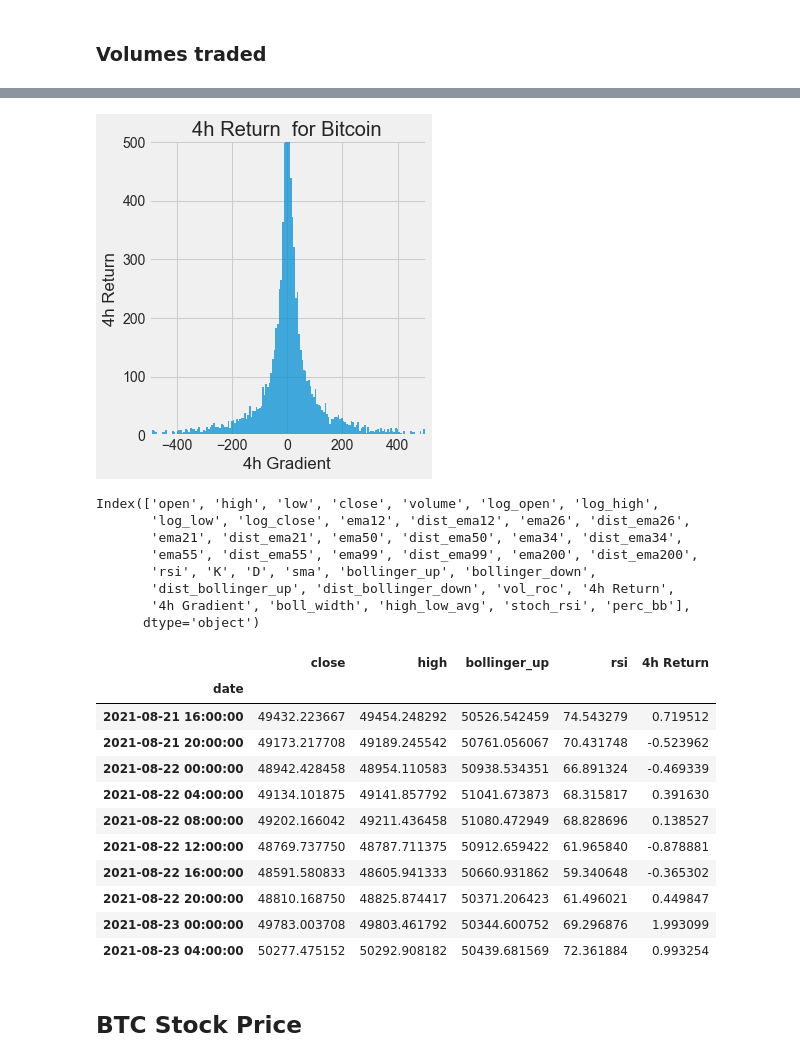
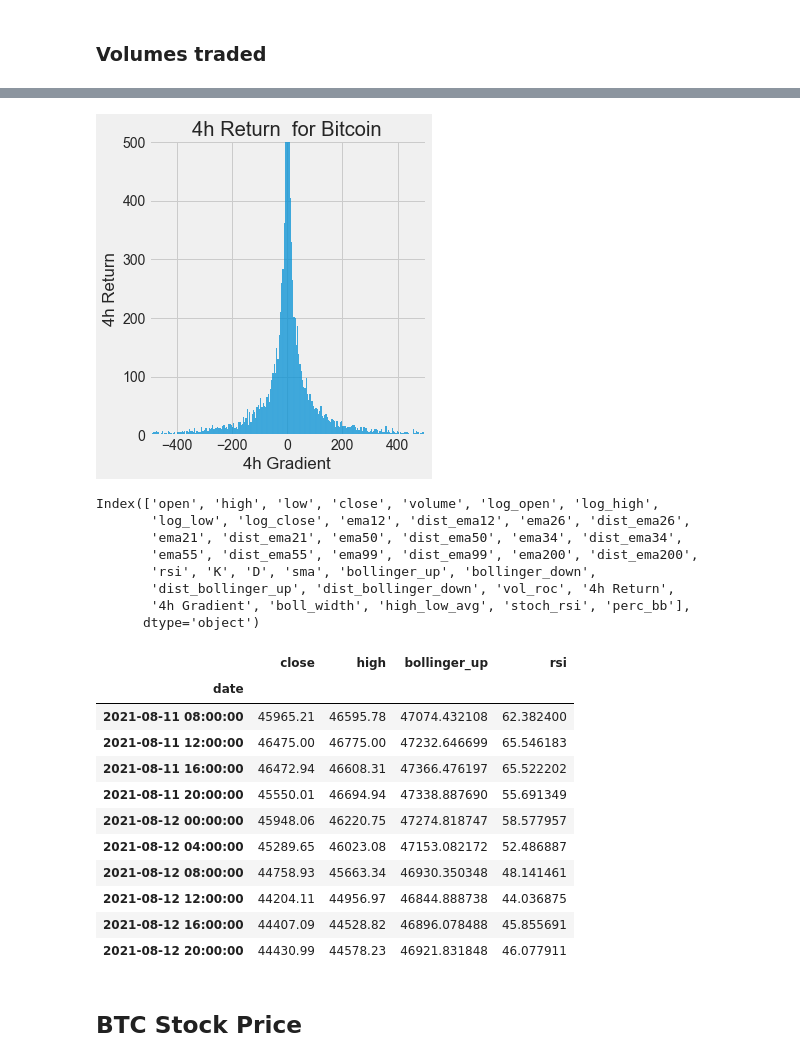
Before and after one commit to timjab92/cryptotrading-indicator, a Jupyter notebook: notebooks/BTC_pred(Ivan)_Frieda.ipynb, the cells around one changed output, grey strips where cells are left out. Cells and saved outputs as stored; diff of their text form; code cells hidden in the pictures.

```diff
--- a/notebooks/BTC_pred(Ivan)_Frieda.ipynb
+++ b/notebooks/BTC_pred(Ivan)_Frieda.ipynb
@@ -26,9 +26,9 @@ WINDOW_SIZE = 18
 #HORIZON = 6
 SELECTED_FEATURES = ['close']
 # %%
-url = 'https://raw.githubusercontent.com/timjab92/cryptotradingindicator/master/data/BTCUSD_4hours.csv'
+# url = 'https://raw.githubusercontent.com/timjab92/cryptotradingindicator/master/data/BTC4h.csv'
 
-data = pd.read_csv(url)
+# data = pd.read_csv(url)
 # Dataset is now stored in a Pandas Dataframe
 # %%
 def feature_engineer(data):
@@ -128,11 +128,11 @@ def get_train_data():
     Returns the raw training dataset for the price of bitcoin since 31.12.2011.
     The index is set to the date.
     """
-    url = 'https://raw.githubusercontent.com/timjab92/cryptotradingindicator/master/data/BTCUSD_4hours.csv'
+    url = 'https://raw.githubusercontent.com/timjab92/cryptotradingindicator/master/data/BTC4h.csv'
     data = pd.read_csv(url)
 
     data['date'] = pd.to_datetime(data.date)
-    data_train = data.drop(columns="Unnamed: 0").set_index("date")
+    data_train = data.set_index("date")
     return data_train
 
 
@@ -201,7 +201,7 @@ def get_xgecko(length=60, horizon=1):
 data = feature_engineer(get_train_data())
 # %%
 data.dropna(inplace=True)
-data = data[10000:]
+data = data
 # %%
 data
 # %% [output]
@@ -293,7 +293,7 @@ plt.xlim([-500,500])
 plt.ylim([0,500])
 plt.title(f"4h Return  for Bitcoin");
 # %% [output]
-[figure, old version]
+[figure, new version]
 # %%
 data.columns
 # %% [output]
@@ -306,24 +306,24 @@ Index(['open', 'high', 'low', 'close', 'volume', 'log_open', 'log_high',
        '4h Gradient', 'boll_width', 'high_low_avg', 'stoch_rsi', 'perc_bb'],
       dtype='object')
 # %%
-selected_features = ['close','high','bollinger_up','rsi','4h Return']
+selected_features = ['close','high','bollinger_up','rsi']
 #selected_features= ['close','rsi','ema34','bollinger_up','4h Return']
 #selected_features=['close','rsi','ema20','ema50','bollinger_up','4h Return']
 selected_data = data[selected_features]
 selected_data.tail(10)
 # %% [output]
-|  | close | high | bollinger_up | rsi | 4h Return |
-| date |  |  |  |  |  |
-| 2021-08-21 16:00:00 | 49432.223667 | 49454.248292 | 50526.542459 | 74.543279 | 0.719512 |
-| 2021-08-21 20:00:00 | 49173.217708 | 49189.245542 | 50761.056067 | 70.431748 | -0.523962 |
-| 2021-08-22 00:00:00 | 48942.428458 | 48954.110583 | 50938.534351 | 66.891324 | -0.469339 |
-| 2021-08-22 04:00:00 | 49134.101875 | 49141.857792 | 51041.673873 | 68.315817 | 0.391630 |
-| 2021-08-22 08:00:00 | 49202.166042 | 49211.436458 | 51080.472949 | 68.828696 | 0.138527 |
-| 2021-08-22 12:00:00 | 48769.737750 | 48787.711375 | 50912.659422 | 61.965840 | -0.878881 |
-| 2021-08-22 16:00:00 | 48591.580833 | 48605.941333 | 50660.931862 | 59.340648 | -0.365302 |
-| 2021-08-22 20:00:00 | 48810.168750 | 48825.874417 | 50371.206423 | 61.496021 | 0.449847 |
-| 2021-08-23 00:00:00 | 49783.003708 | 49803.461792 | 50344.600752 | 69.296876 | 1.993099 |
-| 2021-08-23 04:00:00 | 50277.475152 | 50292.908182 | 50439.681569 | 72.361884 | 0.993254 |
+|  | close | high | bollinger_up | rsi |
+| date |  |  |  |  |
+| 2021-08-11 08:00:00 | 45965.21 | 46595.78 | 47074.432108 | 62.382400 |
+| 2021-08-11 12:00:00 | 46475.00 | 46775.00 | 47232.646699 | 65.546183 |
+| 2021-08-11 16:00:00 | 46472.94 | 46608.31 | 47366.476197 | 65.522202 |
+| 2021-08-11 20:00:00 | 45550.01 | 46694.94 | 47338.887690 | 55.691349 |
+| 2021-08-12 00:00:00 | 45948.06 | 46220.75 | 47274.818747 | 58.577957 |
+| 2021-08-12 04:00:00 | 45289.65 | 46023.08 | 47153.082172 | 52.486887 |
+| 2021-08-12 08:00:00 | 44758.93 | 45663.34 | 46930.350348 | 48.141461 |
+| 2021-08-12 12:00:00 | 44204.11 | 44956.97 | 46844.888738 | 44.036875 |
+| 2021-08-12 16:00:00 | 44407.09 | 44528.82 | 46896.078488 | 45.855691 |
+| 2021-08-12 20:00:00 | 44430.99 | 44578.23 | 46921.831848 | 46.077911 |
 # %% [markdown]
 ##  BTC Stock Price
 # %% [markdown]
```
Also changed, not shown: parts of 82 cells of this notebook, 6 other files.
